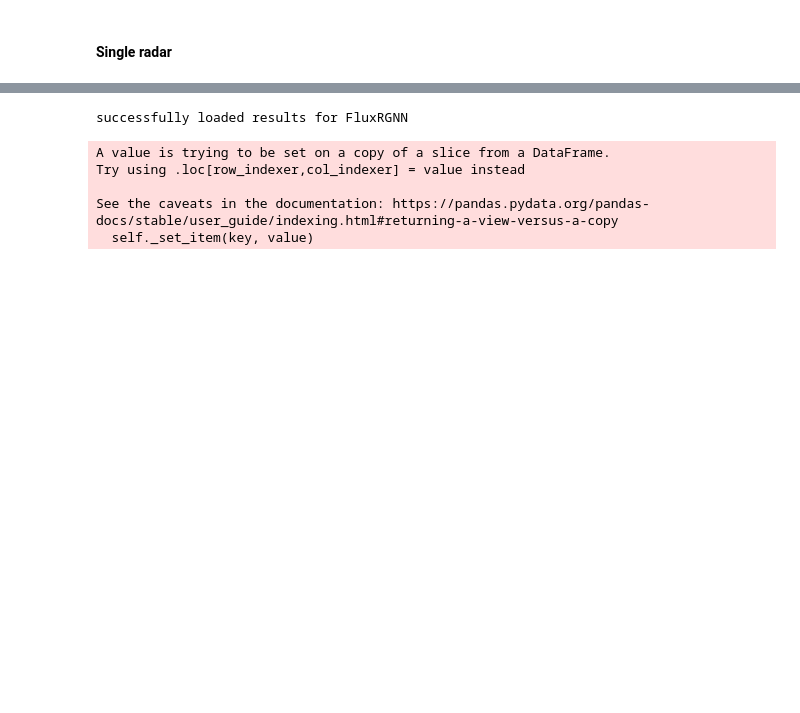
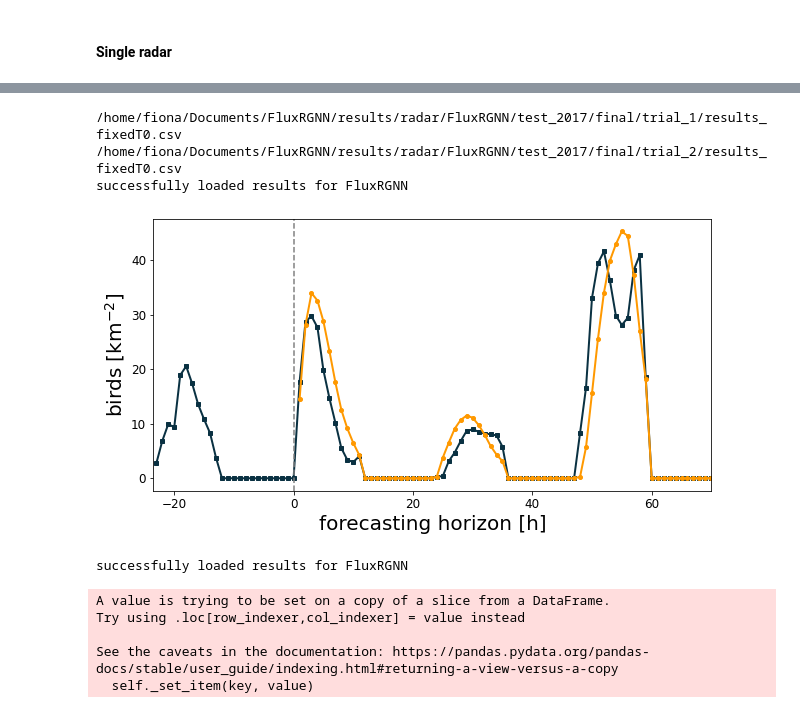
Before and after one commit to FionaLippert/FluxRGNN, a Jupyter notebook: notebooks/radar_case_study.ipynb, the cells around one changed output, grey strips where cells are left out. Cells and saved outputs as stored; diff of their text form; code cells hidden in the pictures; blank space fills up the shorter version.

```diff
--- a/notebooks/radar_case_study.ipynb
+++ b/notebooks/radar_case_study.ipynb
@@ -344,3 +384,40 @@ successfully loaded results for FluxRGNN
+# %%
+models = {'FluxRGNN': 'final'}
+r, bs, fluxes, ridx = load_cv_results(models, result_dir, year=2017, ext='_fixedT0', fluxes=False, trials=2)
+
+radar = 'dehnr'
+adj = ['deboo', 'deumd']
+
+trial = 2
+seqID = 13
+
+df = r['FluxRGNN'].query(f'radar == "{radar}"& seqID == {seqID} & trial == {trial}')
+
+tidx = r['FluxRGNN'].query(f'radar == "{radar}"& seqID == 13').tidx.values
+
+
+fig, ax = plt.subplots(figsize=(10, 5))
+
+ax.plot(df.horizon.values, df.gt_km2.values, marker='s', ms=4, linewidth=2,
+           color=c_marker, label='radar measurement')
+ax.plot(df.horizon.values, df.prediction_km2.values, marker='o', ms=4, linewidth=2,
+           color='#ff9900', label='FluxRGNN prediction')
+
+ax.axvline(0, color='gray', ls='--')
+
+
+ax.set_ylabel(r'birds [km$^{-2}$]', fontsize=20)
+ax.set_xlabel('forecasting horizon [h]', fontsize=20)
+#ax.set_xticks([])
+ax.set(xlim=(-23.5, 70))
+ax.tick_params(axis='both', which='major', labelsize=12)
+
+fig.savefig(osp.join(output_dir, 'example_prediction_bird_densities.png'), bbox_inches='tight', dpi=200)
+# %% [output]
+/home/fiona/Documents/FluxRGNN/results/radar/FluxRGNN/test_2017/final/trial_1/results_fixedT0.csv
+/home/fiona/Documents/FluxRGNN/results/radar/FluxRGNN/test_2017/final/trial_2/results_fixedT0.csv
+successfully loaded results for FluxRGNN
+[figure, added]
 # %%
 radar = 'dehnr'
 adj = ['deboo', 'deumd']
```
Also changed, not shown: parts of 7 cells of this notebook, 5 other files.
